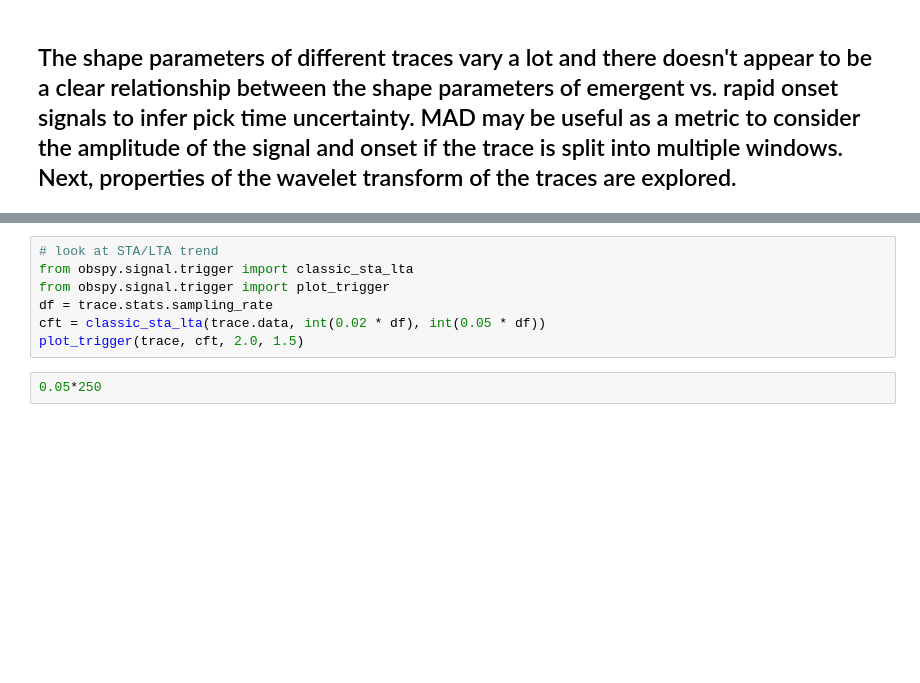
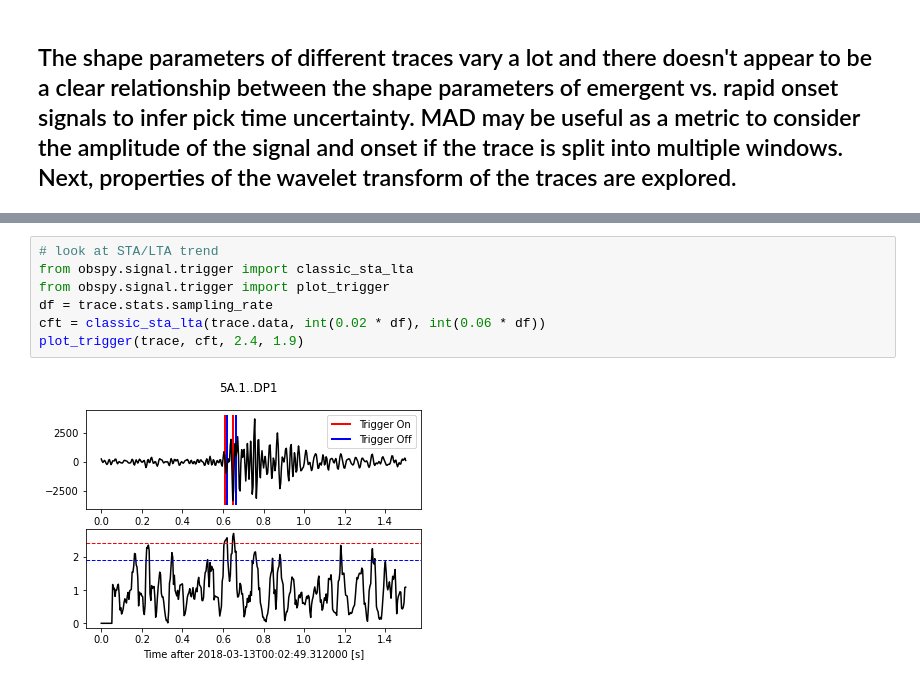
Before and after one commit to tjnewton/sigpig, a Jupyter notebook: examples/explore_Trace.ipynb, the cells around one changed output, grey strips where cells are left out. Cells and saved outputs as stored; diff of their text form; blank space fills up the shorter version.

```diff
--- a/examples/explore_Trace.ipynb
+++ b/examples/explore_Trace.ipynb
@@ -648,9 +603,9 @@ plt.show()
 # %%
 # look at STA/LTA trend
 from obspy.signal.trigger import classic_sta_lta
 from obspy.signal.trigger import plot_trigger
 df = trace.stats.sampling_rate
-cft = classic_sta_lta(trace.data, int(0.02 * df), int(0.05 * df))
-plot_trigger(trace, cft, 2.0, 1.5)
+cft = classic_sta_lta(trace.data, int(0.02 * df), int(0.06 * df))
+plot_trigger(trace, cft, 2.4, 1.9)
+# %% [output]
+[figure, added]
-# %%
-0.05*250
```
Also changed, not shown: parts of 12 cells of this notebook.
